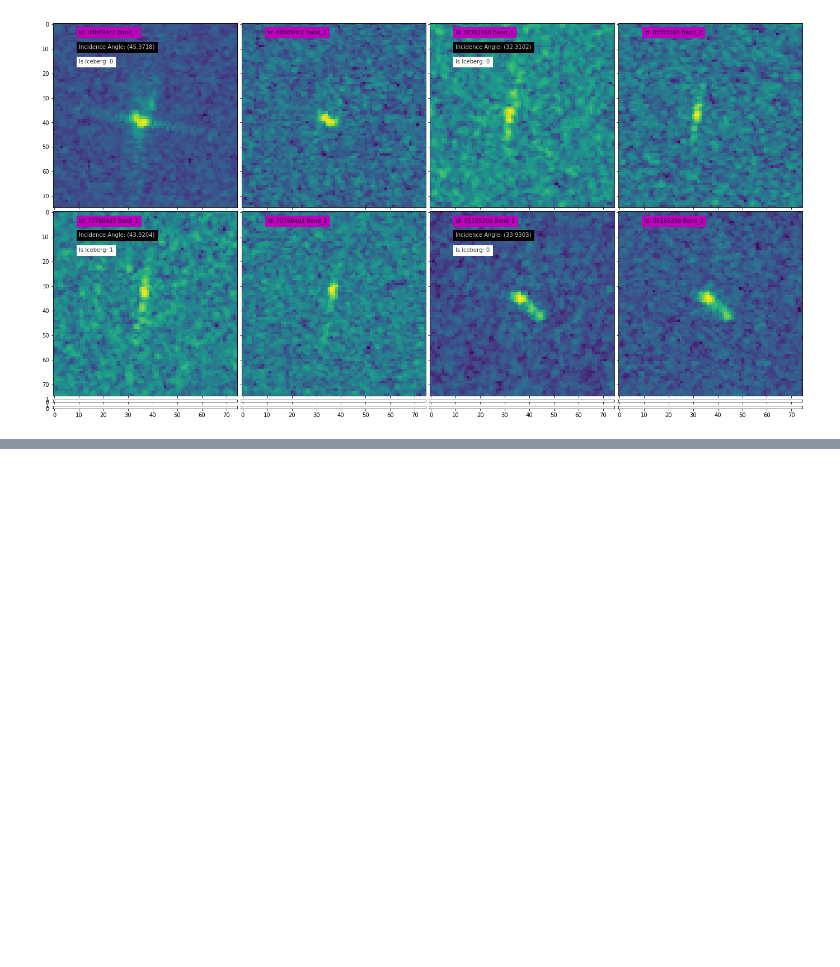
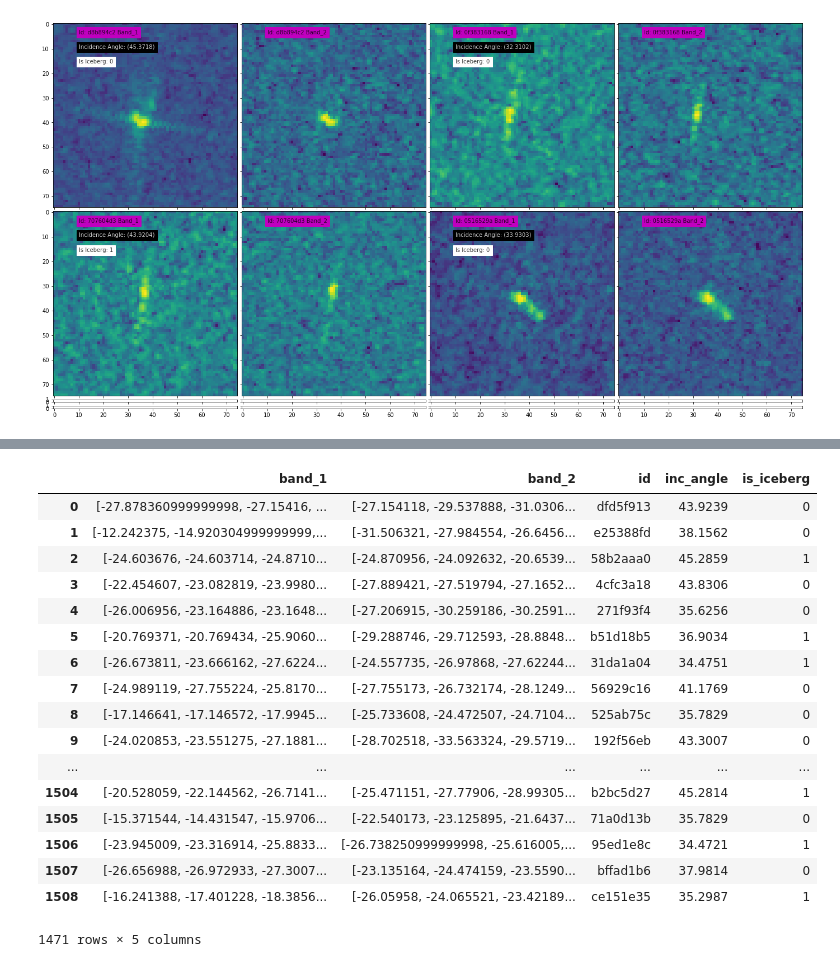
Before and after one commit to CodArs-van/Iceberg, a Jupyter notebook: Data Process.ipynb, the cells around one changed output, grey strips where cells are left out. Saved outputs shown, nothing was run; the diff lists cells and outputs as text; code cells hidden in the pictures; blank space fills up the shorter version.

```diff
--- a/Data Process.ipynb
+++ b/Data Process.ipynb
@@ -90,0 +112,21 @@ plotimages(df_train, 4)
+# %%
+df_train.loc[df_train['inc_angle'] != 'na']
+# %% [output]
+|  | band_1 | band_2 | id | inc_angle | is_iceberg |
+| 0 | [-27.878360999999998, -27.15416, ... | [-27.154118, -29.537888, -31.0306... | dfd5f913 | 43.9239 | 0 |
+| 1 | [-12.242375, -14.920304999999999,... | [-31.506321, -27.984554, -26.6456... | e25388fd | 38.1562 | 0 |
+| 2 | [-24.603676, -24.603714, -24.8710... | [-24.870956, -24.092632, -20.6539... | 58b2aaa0 | 45.2859 | 1 |
+| 3 | [-22.454607, -23.082819, -23.9980... | [-27.889421, -27.519794, -27.1652... | 4cfc3a18 | 43.8306 | 0 |
+| 4 | [-26.006956, -23.164886, -23.1648... | [-27.206915, -30.259186, -30.2591... | 271f93f4 | 35.6256 | 0 |
+| 5 | [-20.769371, -20.769434, -25.9060... | [-29.288746, -29.712593, -28.8848... | b51d18b5 | 36.9034 | 1 |
+| 6 | [-26.673811, -23.666162, -27.6224... | [-24.557735, -26.97868, -27.62244... | 31da1a04 | 34.4751 | 1 |
+| 7 | [-24.989119, -27.755224, -25.8170... | [-27.755173, -26.732174, -28.1249... | 56929c16 | 41.1769 | 0 |
+| 8 | [-17.146641, -17.146572, -17.9945... | [-25.733608, -24.472507, -24.7104... | 525ab75c | 35.7829 | 0 |
+| 9 | [-24.020853, -23.551275, -27.1881... | [-28.702518, -33.563324, -29.5719... | 192f56eb | 43.3007 | 0 |
+| ... | ... | ... | ... | ... | ... |
+| 1504 | [-20.528059, -22.144562, -26.7141... | [-25.471151, -27.77906, -28.99305... | b2bc5d27 | 45.2814 | 1 |
+| 1505 | [-15.371544, -14.431547, -15.9706... | [-22.540173, -23.125895, -21.6437... | 71a0d13b | 35.7829 | 0 |
+| 1506 | [-23.945009, -23.316914, -25.8833... | [-26.738250999999998, -25.616005,... | 95ed1e8c | 34.4721 | 1 |
+| 1507 | [-26.656988, -26.972933, -27.3007... | [-23.135164, -24.474159, -23.5590... | bffad1b6 | 37.9814 | 0 |
+| 1508 | [-16.241388, -17.401228, -18.3856... | [-26.05958, -24.065521, -23.42189... | ce151e35 | 35.2987 | 1 |
+1471 rows × 5 columns
```
Also changed, not shown: parts of 1 cell of this notebook, 1 other file.
